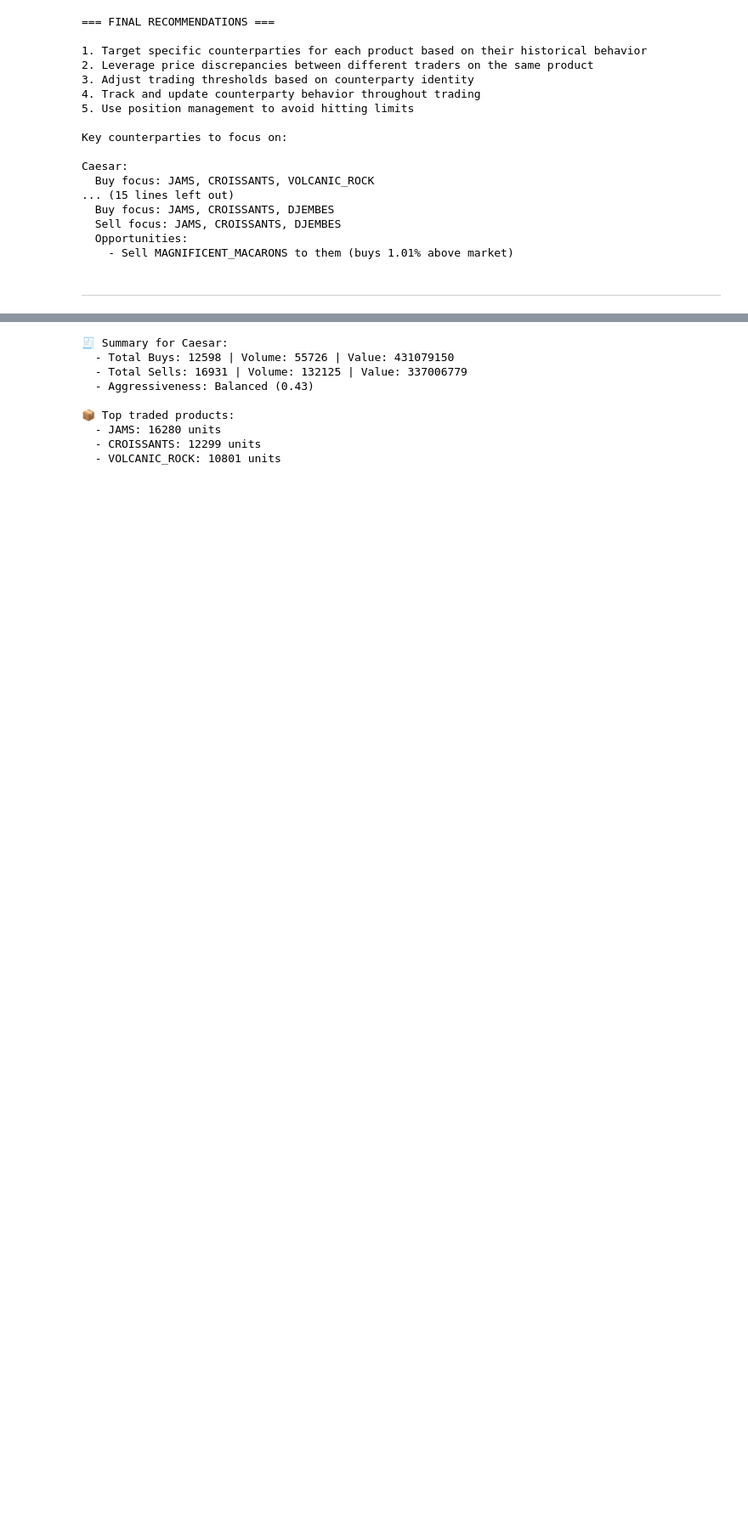
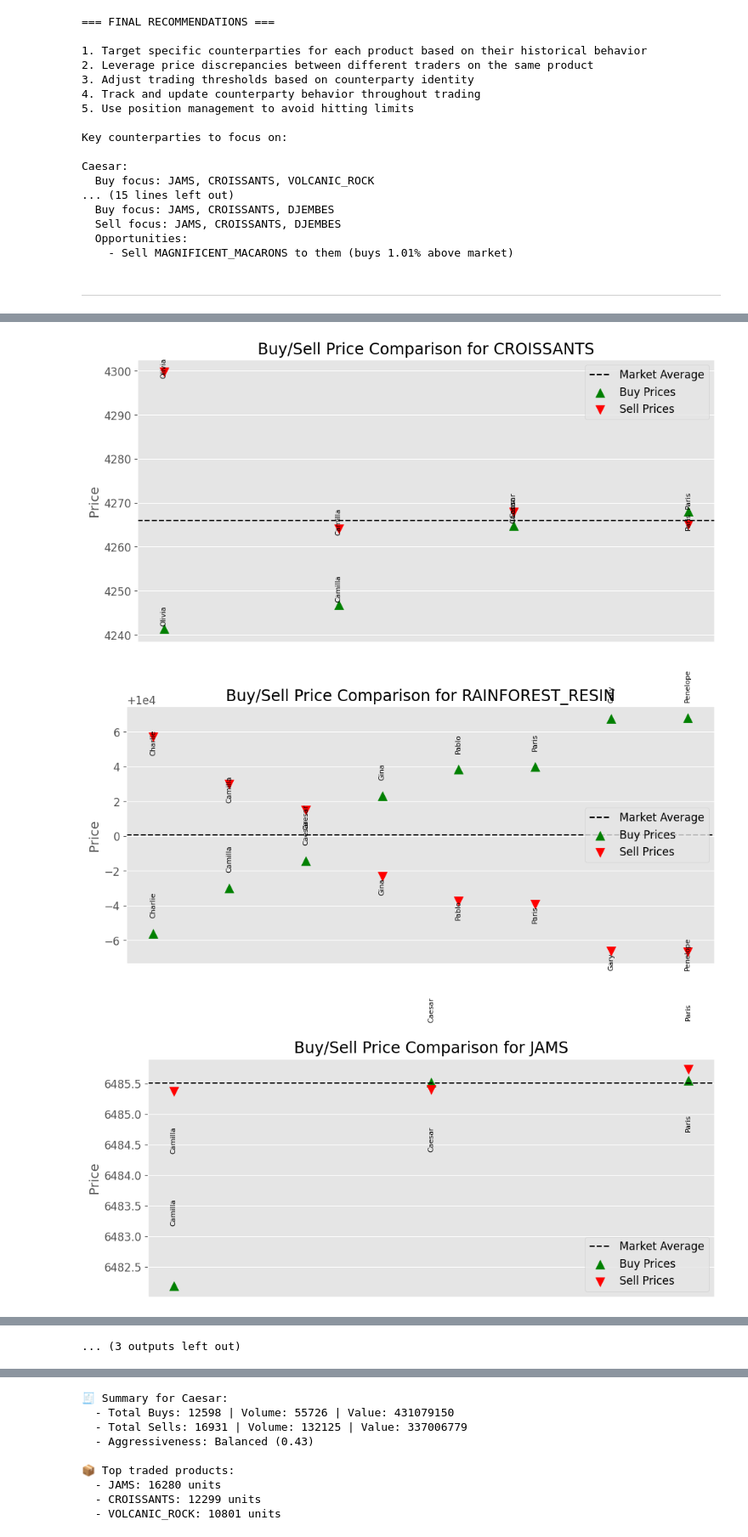
Before and after one commit to tomas-zuquete/imc-prosperity-3, a Jupyter notebook: round_5/counter_parter_analysis.ipynb, the cells around one changed output, grey strips where cells are left out. Shown at 85% size. Cells and saved outputs as stored; diff of their text form; code cells hidden in the pictures; blank space fills up the shorter version.

```diff
--- a/round_5/counter_parter_analysis.ipynb
+++ b/round_5/counter_parter_analysis.ipynb
@@ -768,0 +772,34 @@ plt.show()
+# %%
+# Generate comparison plots for all unique symbols
+unique_symbols = df['symbol'].unique()
+
+# Prepare one plot per symbol
+figures = []
+
+for symbol in unique_symbols:
+    buy_prices_s = buy_prices[buy_prices['symbol'] == symbol].sort_values(by='price')
+    sell_prices_s = sell_prices[sell_prices['symbol'] == symbol].sort_values(by='price')
+    market_avg = df[df['symbol'] == symbol]['price'].mean()
+
+    fig, ax = plt.subplots(figsize=(10, 5))
+    ax.axhline(market_avg, color='k', linestyle='--', label='Market Average')
+    ax.scatter(buy_prices_s['buyer'], buy_prices_s['price'], color='green', label='Buy Prices', marker='^', s=100)
+    ax.scatter(sell_prices_s['seller'], sell_prices_s['price'], color='red', label='Sell Prices', marker='v', s=100)
+
+    for i in range(len(buy_prices_s)):
+        ax.text(buy_prices_s['buyer'].iloc[i], buy_prices_s['price'].iloc[i] + 1, buy_prices_s['buyer'].iloc[i], rotation=90, ha='center', fontsize=8)
+    for i in range(len(sell_prices_s)):
+        ax.text(sell_prices_s['seller'].iloc[i], sell_prices_s['price'].iloc[i] - 1, sell_prices_s['seller'].iloc[i], rotation=90, ha='center', fontsize=8)
+
+    ax.set_title(f"Buy/Sell Price Comparison for {symbol}")
+    ax.set_ylabel("Price")
+    ax.legend()
+    ax.set_xticks([])
+    plt.tight_layout()
+    figures.append(fig)
+
+plt.show()
+# %% [output]
+[figure, added]
+[figure, added]
+[figure, added]
@@ -768,0 +815 @@ plt.show()
+... (3 outputs left out)
```
Also changed, not shown: parts of 3 cells of this notebook, 17 other files.
